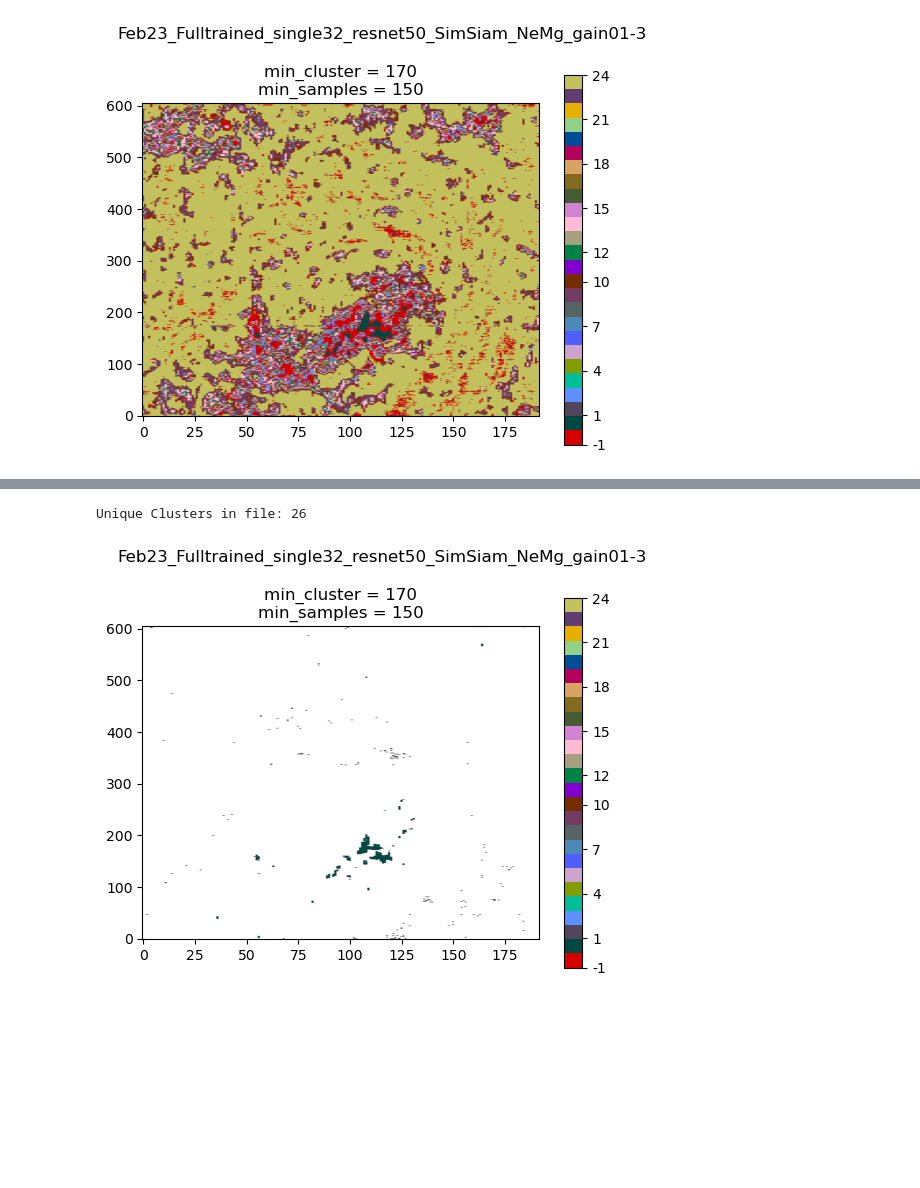
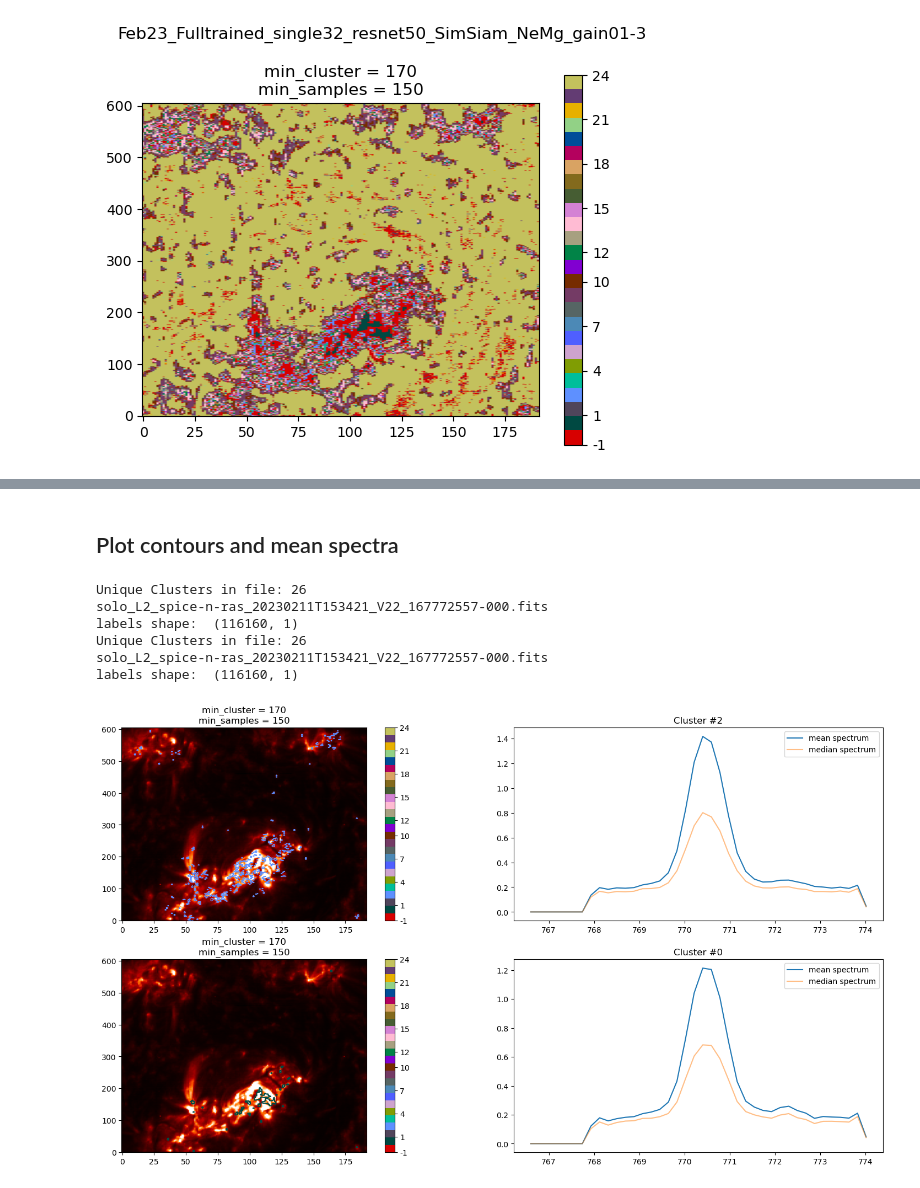
Before and after one commit to taniavsn/SimSPICE, a Jupyter notebook: notebooks/invest_NeMg_resnet50.ipynb, the cells around one changed output, grey strips where cells are left out. Drawn from its saved outputs; the diff is of its cells as text; code cells hidden in the pictures; blank space fills up the shorter version.

Commit message:
soft clustering and contours

```diff
--- a/notebooks/invest_NeMg_resnet50.ipynb
+++ b/notebooks/invest_NeMg_resnet50.ipynb
@@ -50,8 +57,48 @@ Unique Clusters in file: 26
+# %%
+dataset_path = simspice+"/spectra_Feb2023_NeMg.nc"
+dataset_none = SproutDataset(dataset_path=dataset_path, augmentation_type=None, csv_files=simspice+'L2_names.csv',
+                                           log_space=False, normalize_intensity=False)
+
+stacked_outputs = np.load(simspice+f'notebooks/jobs/model_outputs/stacked_outputs_single32_full_{id}.npy')
+# %% [markdown]
+## Plot contours and mean spectra
 # %%
-imf.map_clusters(labels, dataset_path=simspice+'spectra_Feb2023.nc', selected_clusters=[0,1])
+# imf.map_clusters(labels, dataset_path=simspice+'spectra_Feb2023.nc', selected_clusters=[-1])
+# plt.title(f"min_cluster = {x}\nmin_samples = {y}")
+# plt.suptitle(f'Feb23_Fulltrained_single32_{id}')
+# plt.show()
+
+# imf.map_clusters(labels, dataset_path=simspice+'spectra_Feb2023.nc', selected_clusters=[0,1,2,10,23,24])
+# plt.title(f"min_cluster = {x}\nmin_samples = {y}")
+# plt.suptitle(f'Feb23_Fulltrained_single32_{id}')
+# plt.show()
+
+plt.figure(figsize=(19,10))
+plt.subplot(2,2,1)
+imf.map_clusters(labels, dataset_path=simspice+'spectra_Feb2023.nc', selected_clusters=[2],
+                 contour=True, data_dir='/d0/tvaresano/SimSPICE/data_L2/Feb2023/')
 plt.title(f"min_cluster = {x}\nmin_samples = {y}")
-plt.suptitle(f'Feb23_Fulltrained_single32_{id}')
+
+plt.subplot(2,2,2)
+imf.plot_average_spectra_cluster(labels, stacked_outputs, chosen_cluster=2,
+                                    dataset=dataset_none, log_scale=False,
+                                    dataset_path=dataset_path, wvl=imf.WAVELENGTHS_ARRAY_NEMG)
+
+plt.subplot(2,2,3)
+imf.map_clusters(labels, dataset_path=simspice+'spectra_Feb2023.nc', selected_clusters=[0],
+                 contour=True, data_dir='/d0/tvaresano/SimSPICE/data_L2/Feb2023/', linewidth=1.5)
+plt.title(f"min_cluster = {x}\nmin_samples = {y}")
+
+plt.subplot(2,2,4)
+imf.plot_average_spectra_cluster(labels, stacked_outputs, chosen_cluster=0,
+                                    dataset=dataset_none, log_scale=False,
+                                    dataset_path=dataset_path, wvl=imf.WAVELENGTHS_ARRAY_NEMG)
 plt.show()
 # %% [output]
 Unique Clusters in file: 26
+solo_L2_spice-n-ras_20230211T153421_V22_167772557-000.fits
+labels shape:  (116160, 1)
+Unique Clusters in file: 26
+solo_L2_spice-n-ras_20230211T153421_V22_167772557-000.fits
+labels shape:  (116160, 1)
-[figure, old version]
+[figure, new version]
```
Also changed, not shown: parts of 4 cells of this notebook, 3 other files.
